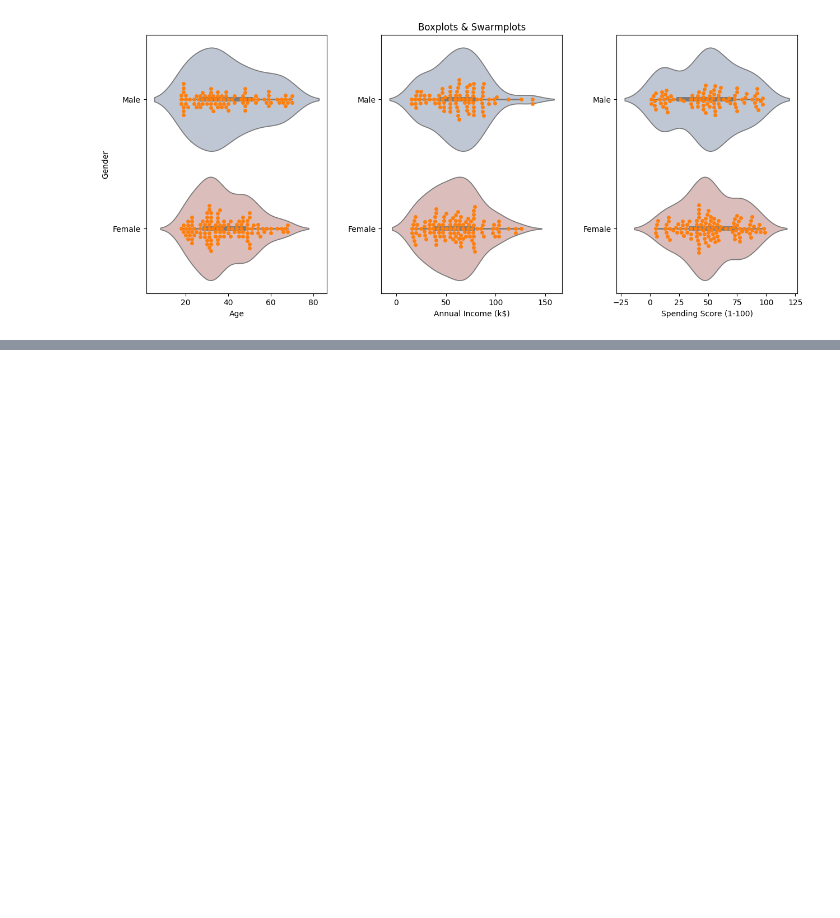
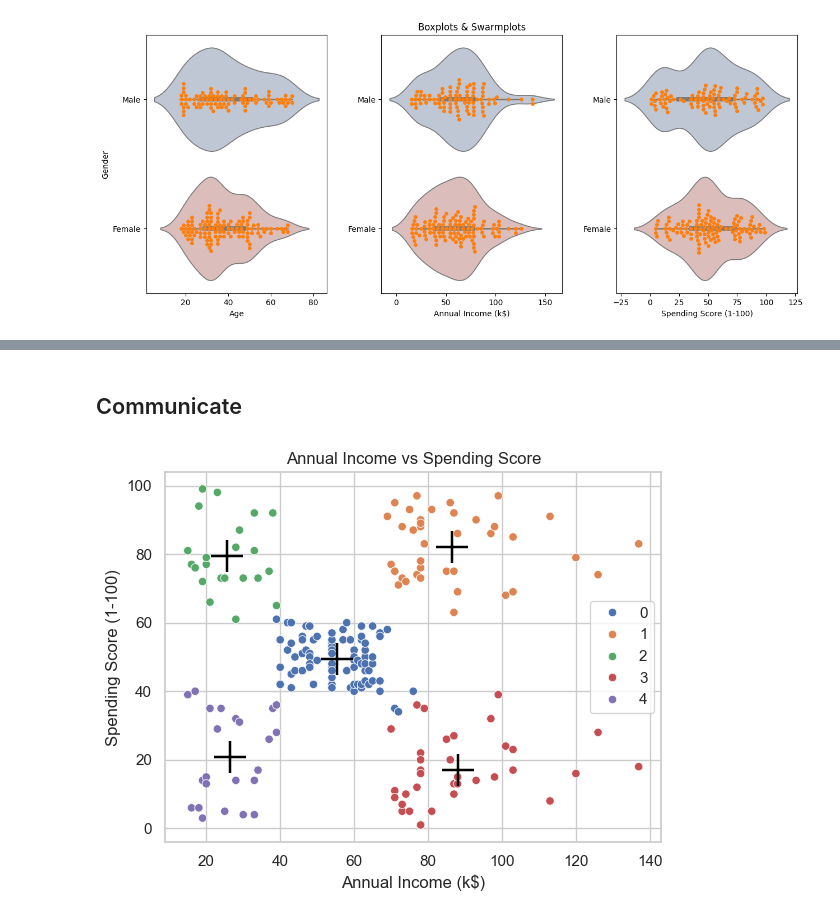
Before and after one commit to Christin-George-SDE/PRODGY_ML_02, a Jupyter notebook: K_mean_clustering.ipynb, the cells around one changed output, grey strips where cells are left out. Cells and saved outputs as stored; diff of their text form; code cells hidden in the pictures; blank space fills up the shorter version.

```diff
--- a/K_mean_clustering.ipynb
+++ b/K_mean_clustering.ipynb
@@ -176,0 +280,16 @@ Passing `palette` without assigning `hue` is deprecated and will be removed in v
+# %% [markdown]
+## Communicate
+# %%
+#Plot "Annual Income" vs "Spending Score" with final_model labels
+sns.scatterplot(x=df['Annual Income (k$)'],y=df['Spending Score (1-100)'],hue=labels,palette='deep')
+sns.scatterplot(
+    x = centroids[:,0],
+    y = centroids[: ,1],
+    color = 'black',
+    marker = '+',
+    s = 500)
+plt.xlabel("Annual Income (k$)")
+plt.ylabel("Spending Score (1-100)")
+plt.title("Annual Income vs Spending Score");
+# %% [output]
+[figure, added]
```
Also changed, not shown: parts of 13 cells of this notebook.
